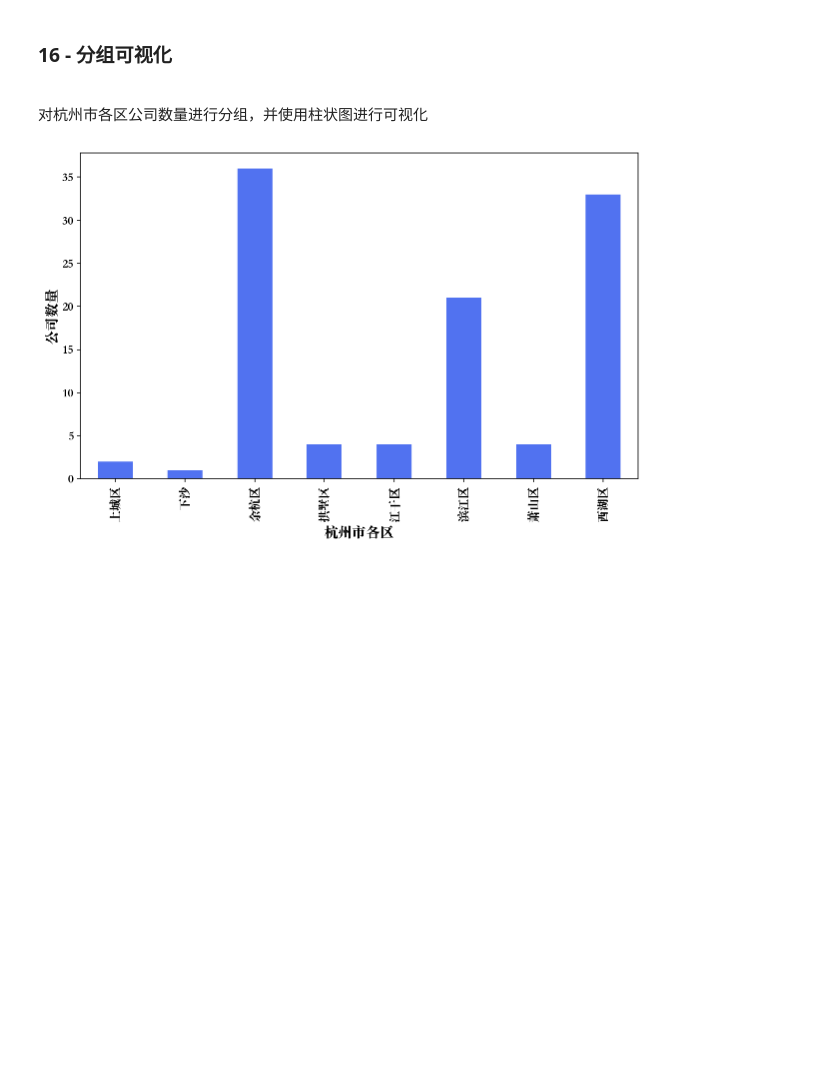
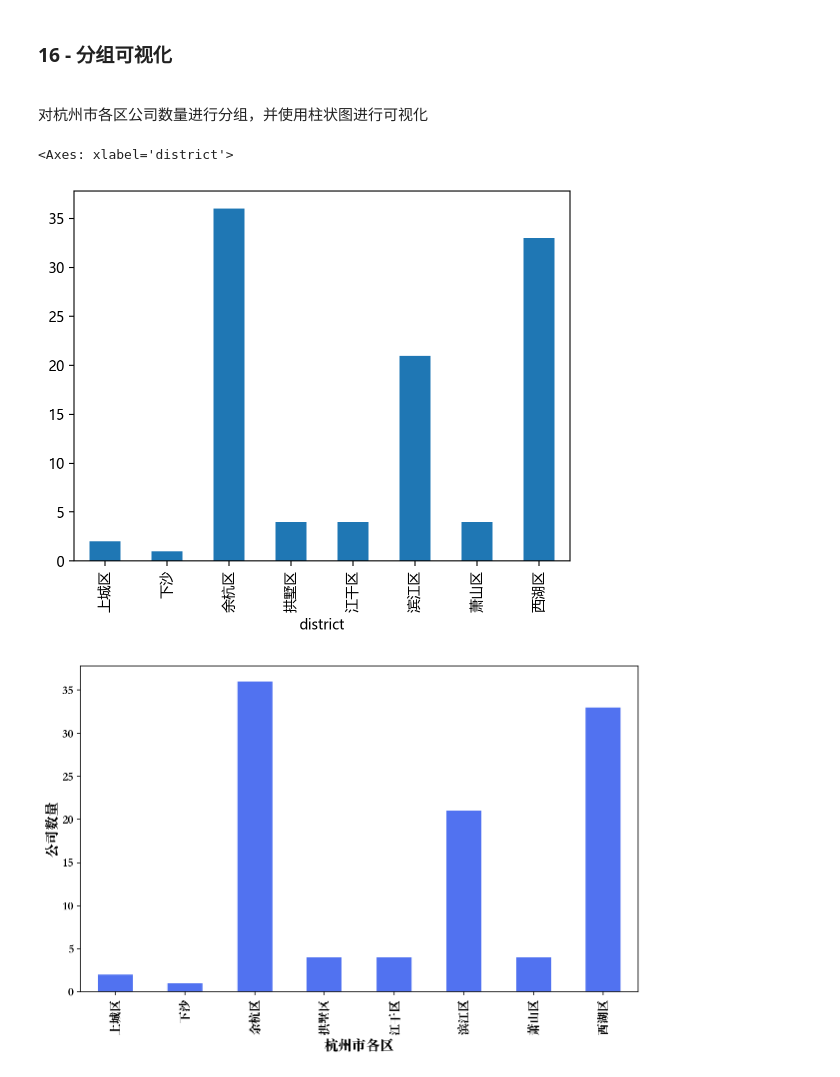
Before and after one commit to tungsten106/Pandas_Advanced_Exercise, a Jupyter notebook: 6 - 数据分组与聚合/数据分组与聚合.ipynb, the cells around one changed output. Cells and saved outputs as stored; diff of their text form; code cells hidden in the pictures; blank space fills up the shorter version.

```diff
--- a/6 - 数据分组与聚合/数据分组与聚合.ipynb
+++ b/6 - 数据分组与聚合/数据分组与聚合.ipynb
@@ -292,3 +297,5 @@ Name: salary, dtype: float64
 ### 14 - 分组转换｜ transform
 
 在原数据框 df 新增一列，数值为该区的平均薪资水平
+# %%
+df["avg_salary"] = df.groupby(["district"])["salary"].transform("mean")
@@ -302,6 +332,16 @@ Name: salary, dtype: float64
 <br>
 
 对杭州市各区公司数量进行分组，并使用柱状图进行可视化
+# %%
+import matplotlib.pyplot as plt
+%config InlineBackend.figure_format = 'retina'
+plt.rcParams['font.sans-serif'] = ['Microsoft YaHei']
+
+# plt.hist(df.groupby("district")["positionName"])
+df.groupby("district")["positionName"].count().plot(kind="bar")
+# %% [output]
+<Axes: xlabel='district'>
+[figure, added]
 # %%
 # %% [output]
 [figure]
```
Also changed, not shown: parts of 13 cells of this notebook.
